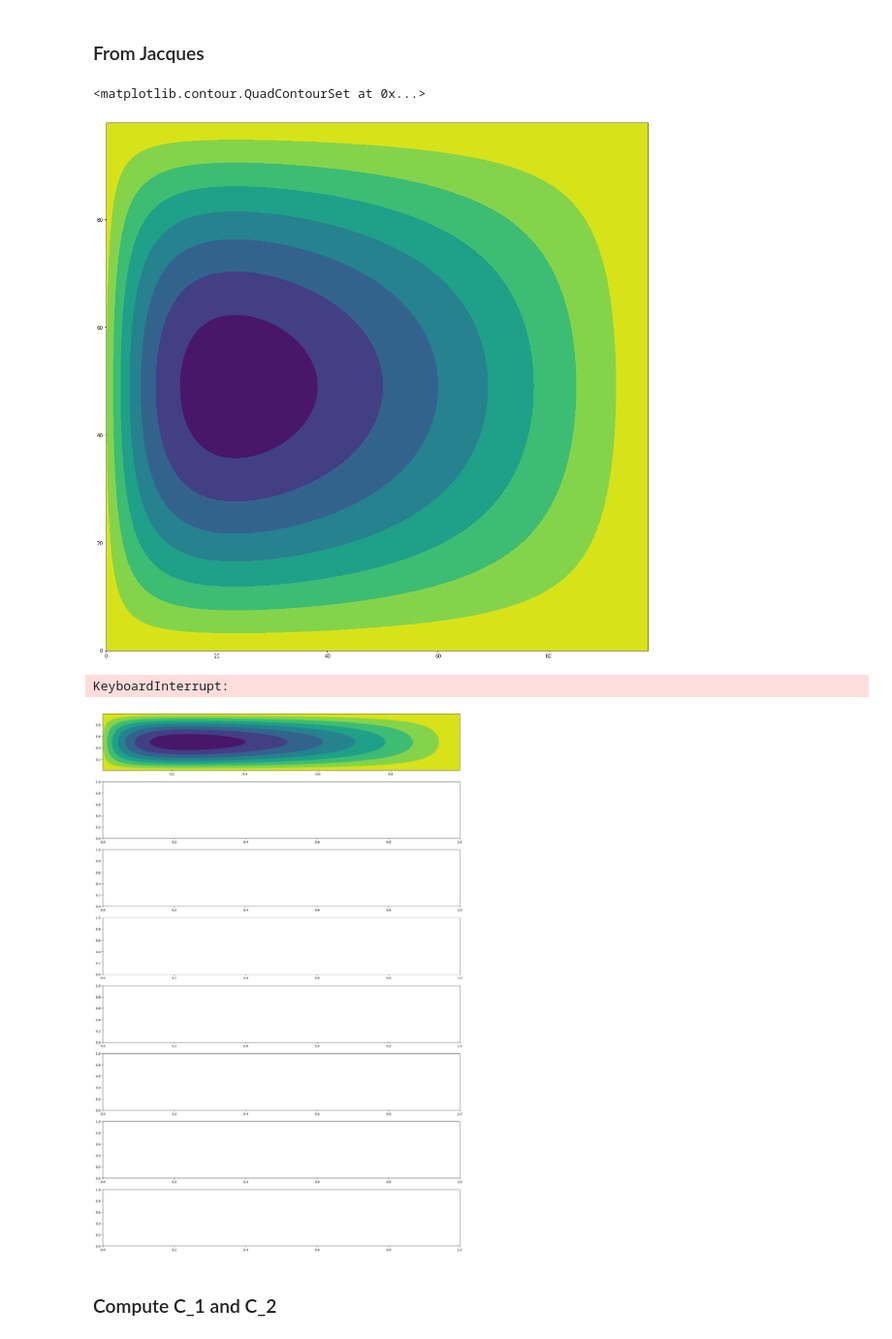
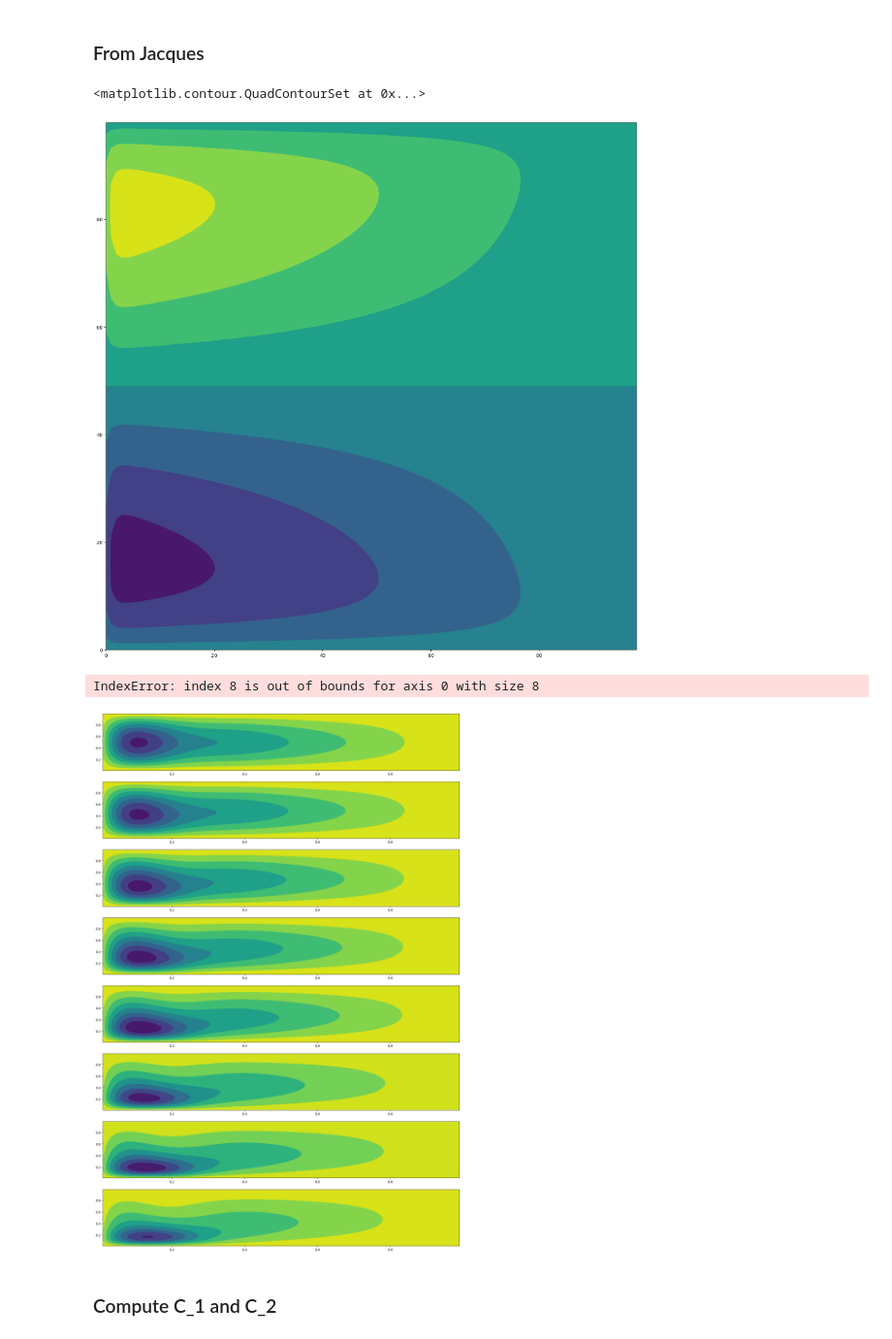
Before and after one commit to freya-gor/oceanic_circ, a Jupyter notebook: math project testing.ipynb, the cells around one changed output. Shown at 97% size. Saved outputs shown, nothing was run; the diff lists cells and outputs as text; code cells hidden in the pictures.

```diff
--- a/math project testing.ipynb
+++ b/math project testing.ipynb
@@ -41,13 +41,13 @@ ddx = ddx2D(N-1)/(2*dx)
 ddy = ddy2D(N-1)/(2*dx)
 #lap = lap.toarray()
 
-r = 0.1
+r = 0.01
 beta = 1
 nu = 0.001
 
 A = r * lap + beta * ddx
 B = - nu * lap.dot(lap) - beta * ddx
-f = 0.005*np.sin(pi*y)
+f = 0.005*np.cos(pi*y)
 f_long = np.reshape(f,(N-1)**2)
 
 niter=8
@@ -99,7 +99,7 @@ plt.contourf(psi)
 #print(vecs)
 # %% [output]
 <matplotlib.contour.QuadContourSet at 0x...>
-[figure, old version]
+[figure, new version]
 # %%
 import numpy as np
 import matplotlib.pyplot as plt
@@ -134,7 +134,7 @@ x = np.linspace(dx,1-dx,N-1)
 y = np.linspace(dx,1-dx,N-1)
 x, y = np.meshgrid(x,y)
 pi = np.pi
-dt = 0.1
+dt = 0.01
 
 
 lap = laplacian2D(N-1)/dx**2
@@ -147,15 +147,15 @@ beta = 1
 nu = 0.0001
 
 A = r * lap + beta * ddx
-B = - nu * lap.dot(lap) - beta * ddx
+B = - nu * lap.dot(lap) + beta * ddx
 C = 1/dt * lap - nu * lap.dot(lap) + beta * ddx
-f = 0.005*np.sin(pi*y)
+f = 0.05*np.sin(pi*y)
 f_long = np.reshape(f,(N-1)**2)
 
-niter=800
+niter=100
 fig, ax = plt.subplots(8, figsize = (20, 30))
 
-psi_long = spsolve(A,f_long)
+psi_long = spsolve(B,f_long)
 # psi = np.reshape(psi_long,(N-1,N-1))
 # plt.contourf(psi)
 
@@ -177,34 +177,34 @@ for i in tqdm(range(niter)):
     # psi = np.reshape(psi_long,(N-1,N-1))
     # ax[i].contourf(x,y,psi)
 
-    if i%100 == 0:
+    if i%10 == 0:
         psi = np.reshape(psi_long,(N-1,N-1))
-        ax[round(i/100)].contourf(x,y,psi)
+        ax[round(i/10)].contourf(x,y,psi)
 
 
 
 
 # psi = np.sin(5*pi*x)*np.sin(3*pi*y)
 
 
 # psi_long = np.reshape(psi,((N-1)**2,1))
 
 # #q_long = lap.dot(psi_long)
 # q_long = ddy.dot(psi_long)
 
 # q = np.reshape(q_long,(N-1,N-1))
 
 # fig, ax = plt.subplots(2)
 
 # ax[0].contourf(x,y,psi)
 # ax[1].contourf(x,y,q)
 
 #print(np.max(q)/pi)
 
 #print(lap.toarray())
 #vals, vecs = eigs(lap,k=(N-1)**2)
 #print(vals)
 #print(vecs)
 # %% [output]
-KeyboardInterrupt:
+IndexError: index 8 is out of bounds for axis 0 with size 8
-[figure, old version]
+[figure, new version]
```
Also changed, not shown: parts of 3 cells of this notebook.
